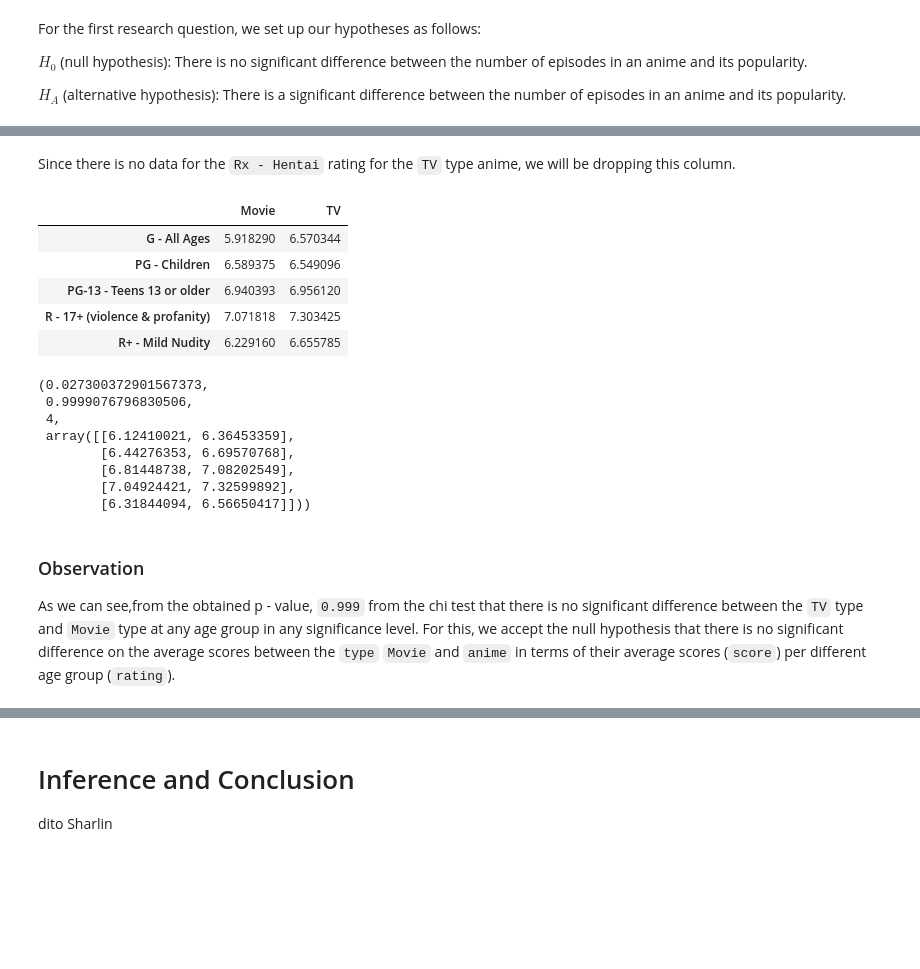
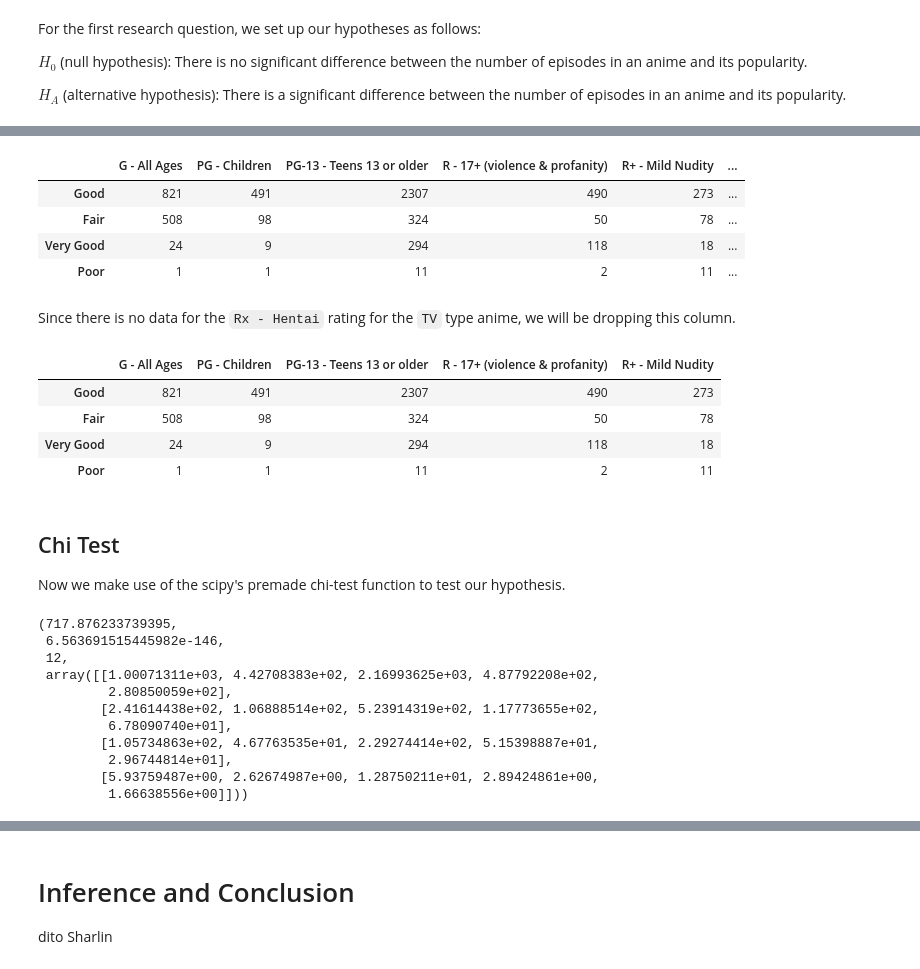
Before and after one commit to gavindizon/CSMODEL, a Jupyter notebook: Project 1 - Statistical Inference/CSMODEL-Project1-S14-Group#9.ipynb, the cells around one changed output, grey strips where cells are left out. Saved outputs shown, nothing was run; the diff lists cells and outputs as text; code cells hidden in the pictures; blank space fills up the shorter version.

```diff
--- a/Project 1 - Statistical Inference/CSMODEL-Project1-S14-Group#9.ipynb
+++ b/Project 1 - Statistical Inference/CSMODEL-Project1-S14-Group#9.ipynb
@@ -347,0 +334,21 @@ table1
+# %%
+def f(x):
+    if (x > 0.00 and (x < 1.999)):
+        return 'Very Poor'
+    elif (x > 2.00 and (x < 3.999)):
+        return 'Poor'
+    elif (x > 4.00 and x < 5.999):
+        return 'Fair'
+    elif (x > 6.00 and x < 7.999):
+        return 'Good'
+    else:
+        return 'Very Good'
+# %%
+#Copying the Data
+df_res1 = df_cleaned[['score', 'rating', 'type']]
+df_res1 = df_res1.drop(df_res1[df_res1['score'] == -1.00].index)
+df_res1 = df_res1.drop(df_res1[df_res1['rating'] == 'None'].index)
+
+# Binning the scores
+df_res1['eval'] = df_res1['score'].apply(f)
+df_res1
@@ -347,0 +369,3 @@ table1
+# %%
+counts = df_res1.groupby('rating')['eval'].value_counts()
+counts
@@ -348,28 +390,45 @@ table1
+# %%
+table1 = pd.DataFrame([counts['G - All Ages'], counts['PG - Children'], counts['PG-13 - Teens 13 or older'], counts['R - 17+ (violence & profanity)'], counts['R+ - Mild Nudity'], counts['Rx - Hentai']], index=["G - All Ages", "PG - Children", 'PG-13 - Teens 13 or older', 'R - 17+ (violence & profanity)', 'R+ - Mild Nudity', 'Rx - Hentai']).transpose()
+
+table1['G - All Ages'] = table1['G - All Ages'].astype(int)
+table1['PG - Children'] = table1['PG - Children'].astype(int)
+table1['PG-13 - Teens 13 or older'] = table1['PG-13 - Teens 13 or older'].astype(int)
+table1['R - 17+ (violence & profanity)'] = table1['R - 17+ (violence & profanity)'].astype(int)
+table1['R+ - Mild Nudity'] = table1['R+ - Mild Nudity'].astype(int)
+
+table1
+# %% [output]
+|  | G - All Ages | PG - Children | PG-13 - Teens 13 or older | R - 17+ (violence & profanity) | R+ - Mild Nudity | ... |
+| Good | 821 | 491 | 2307 | 490 | 273 | ... |
+| Fair | 508 | 98 | 324 | 50 | 78 | ... |
+| Very Good | 24 | 9 | 294 | 118 | 18 | ... |
+| Poor | 1 | 1 | 11 | 2 | 11 | ... |
 # %% [markdown]
 Since there is no data for the `Rx - Hentai` rating for the `TV` type anime, we will be dropping this column.
 # %%
 table1 = table1.drop(columns="Rx - Hentai")
-table1 = table1.transpose()
 table1
 # %% [output]
-|  | Movie | TV |
-| G - All Ages | 5.918290 | 6.570344 |
-| PG - Children | 6.589375 | 6.549096 |
-| PG-13 - Teens 13 or older | 6.940393 | 6.956120 |
-| R - 17+ (violence & profanity) | 7.071818 | 7.303425 |
-| R+ - Mild Nudity | 6.229160 | 6.655785 |
+|  | G - All Ages | PG - Children | PG-13 - Teens 13 or older | R - 17+ (violence & profanity) | R+ - Mild Nudity |
+| Good | 821 | 491 | 2307 | 490 | 273 |
+| Fair | 508 | 98 | 324 | 50 | 78 |
+| Very Good | 24 | 9 | 294 | 118 | 18 |
+| Poor | 1 | 1 | 11 | 2 | 11 |
+# %% [markdown]
+## Chi Test
+
+Now we make use of the scipy's premade chi-test function to test our hypothesis.
 # %%
 sp.chi2_contingency(table1)
 # %% [output]
-(0.027300372901567373,
- 0.9999076796830506,
- 4,
- array([[6.12410021, 6.36453359],
-        [6.44276353, 6.69570768],
-        [6.81448738, 7.08202549],
-        [7.04924421, 7.32599892],
-        [6.31844094, 6.56650417]]))
+(717.876233739395,
+ 6.563691515445982e-146,
+ 12,
+ array([[1.00071311e+03, 4.42708383e+02, 2.16993625e+03, 4.87792208e+02,
+         2.80850059e+02],
+        [2.41614438e+02, 1.06888514e+02, 5.23914319e+02, 1.17773655e+02,
+         6.78090740e+01],
+        [1.05734863e+02, 4.67763535e+01, 2.29274414e+02, 5.15398887e+01,
+         2.96744814e+01],
+        [5.93759487e+00, 2.62674987e+00, 1.28750211e+01, 2.89424861e+00,
+         1.66638556e+00]]))
-# %% [markdown]
-### Observation
-
-As we can see,from the obtained p - value, `0.999` from the chi test that there is no significant difference between the `TV` type and `Movie` type at any age group in any significance level. For this, we accept the null hypothesis that there is no significant difference on the average scores between the `type` `Movie` and `anime` in terms of their average scores (`score`) per different age group (`rating`).
```
Also changed, not shown: parts of 8 cells of this notebook.
